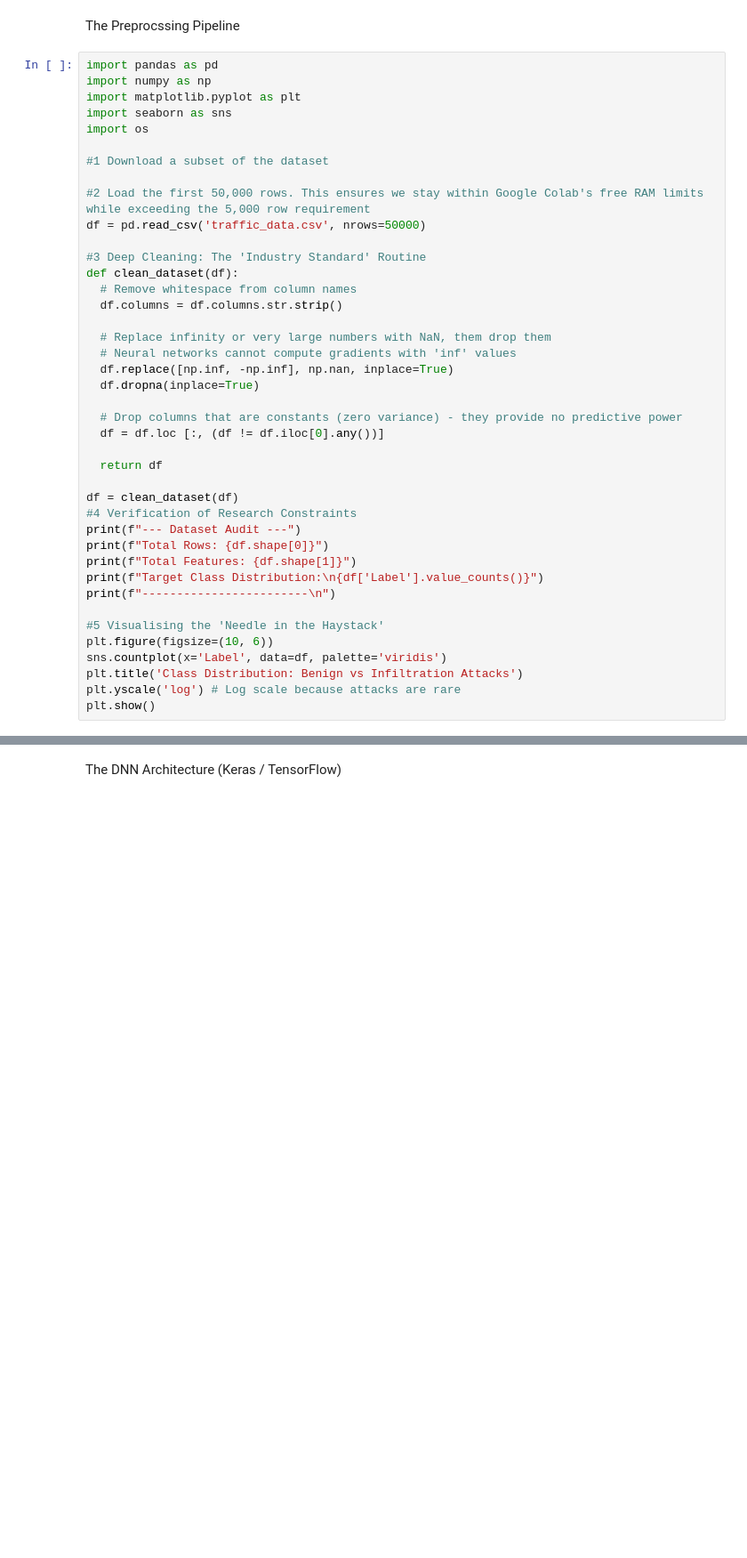
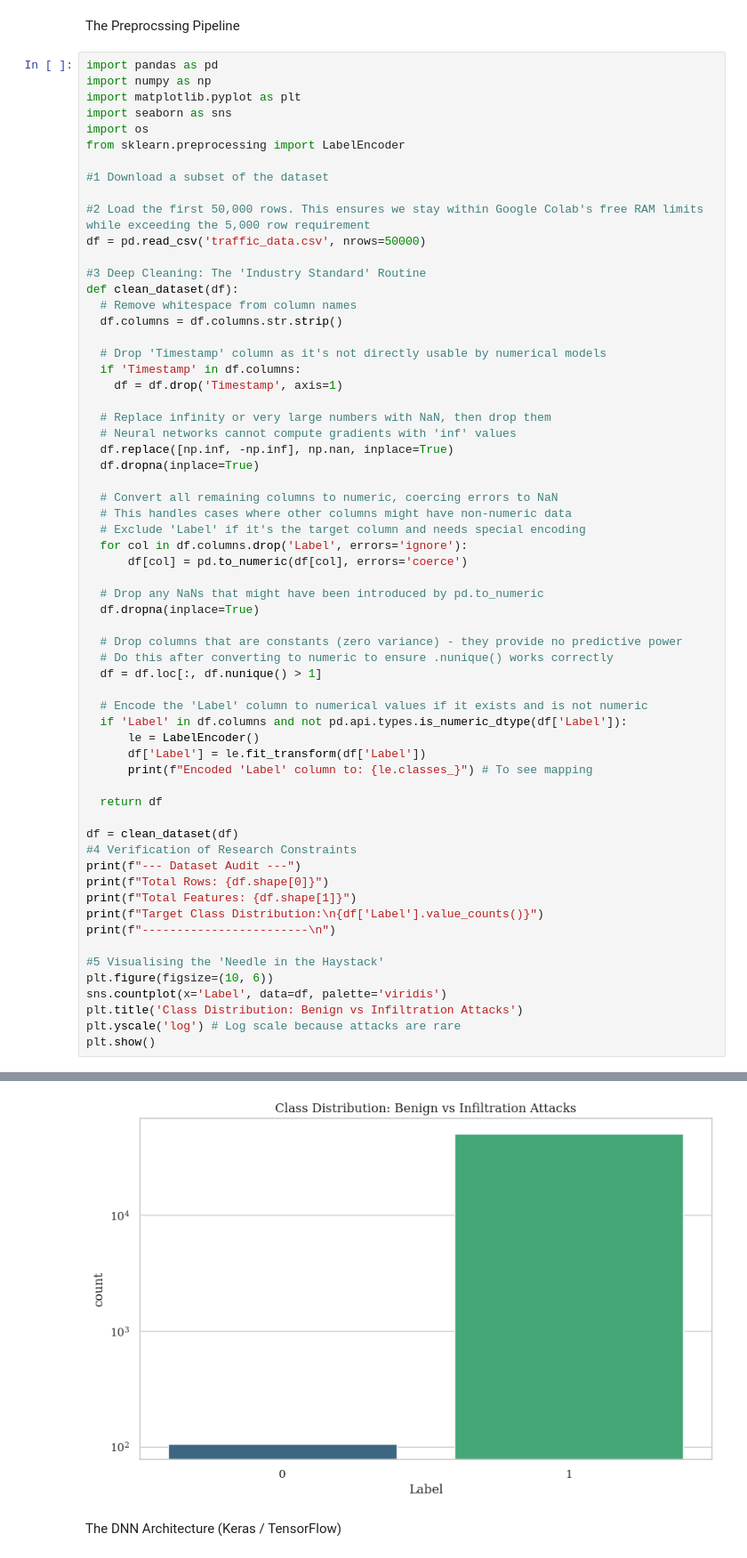
Before and after one commit to Kai-Shing-Chung/Applied-Machine-Learning-Assessment-1, a Jupyter notebook: Optimising_Deep_Learning_for_Rare_Event_Detection_in_Imbalanced_Network_Traffic.ipynb, the cells around one changed output, grey strips where cells are left out. Shown at 89% size. Drawn from its saved outputs; the diff is of its cells as text; blank space fills up the shorter version.

```diff
--- a/Optimising_Deep_Learning_for_Rare_Event_Detection_in_Imbalanced_Network_Traffic.ipynb
+++ b/Optimising_Deep_Learning_for_Rare_Event_Detection_in_Imbalanced_Network_Traffic.ipynb
@@ -6,6 +8,7 @@ import numpy as np
 import matplotlib.pyplot as plt
 import seaborn as sns
 import os
+from sklearn.preprocessing import LabelEncoder
 
 #1 Download a subset of the dataset
 
@@ -17,13 +20,33 @@ def clean_dataset(df):
   # Remove whitespace from column names
   df.columns = df.columns.str.strip()
 
-  # Replace infinity or very large numbers with NaN, them drop them
+  # Drop 'Timestamp' column as it's not directly usable by numerical models
+  if 'Timestamp' in df.columns:
+    df = df.drop('Timestamp', axis=1)
+
+  # Replace infinity or very large numbers with NaN, then drop them
   # Neural networks cannot compute gradients with 'inf' values
   df.replace([np.inf, -np.inf], np.nan, inplace=True)
   df.dropna(inplace=True)
 
+  # Convert all remaining columns to numeric, coercing errors to NaN
+  # This handles cases where other columns might have non-numeric data
+  # Exclude 'Label' if it's the target column and needs special encoding
+  for col in df.columns.drop('Label', errors='ignore'):
+      df[col] = pd.to_numeric(df[col], errors='coerce')
+
+  # Drop any NaNs that might have been introduced by pd.to_numeric
+  df.dropna(inplace=True)
+
   # Drop columns that are constants (zero variance) - they provide no predictive power
-  df = df.loc [:, (df != df.iloc[0].any())]
+  # Do this after converting to numeric to ensure .nunique() works correctly
+  df = df.loc[:, df.nunique() > 1]
+
+  # Encode the 'Label' column to numerical values if it exists and is not numeric
+  if 'Label' in df.columns and not pd.api.types.is_numeric_dtype(df['Label']):
+      le = LabelEncoder()
+      df['Label'] = le.fit_transform(df['Label'])
+      print(f"Encoded 'Label' column to: {le.classes_}") # To see mapping
 
   return df
 
@@ -41,3 +64,4 @@ sns.countplot(x='Label', data=df, palette='viridis')
 plt.title('Class Distribution: Benign vs Infiltration Attacks')
 plt.yscale('log') # Log scale because attacks are rare
 plt.show()
+# %% [output]
@@ -44,3 +81,4 @@ plt.show()
+[figure, added]
 # %% [markdown]
 The DNN Architecture (Keras / TensorFlow)
 # %%
```
Also changed, not shown: parts of 31 cells of this notebook.
